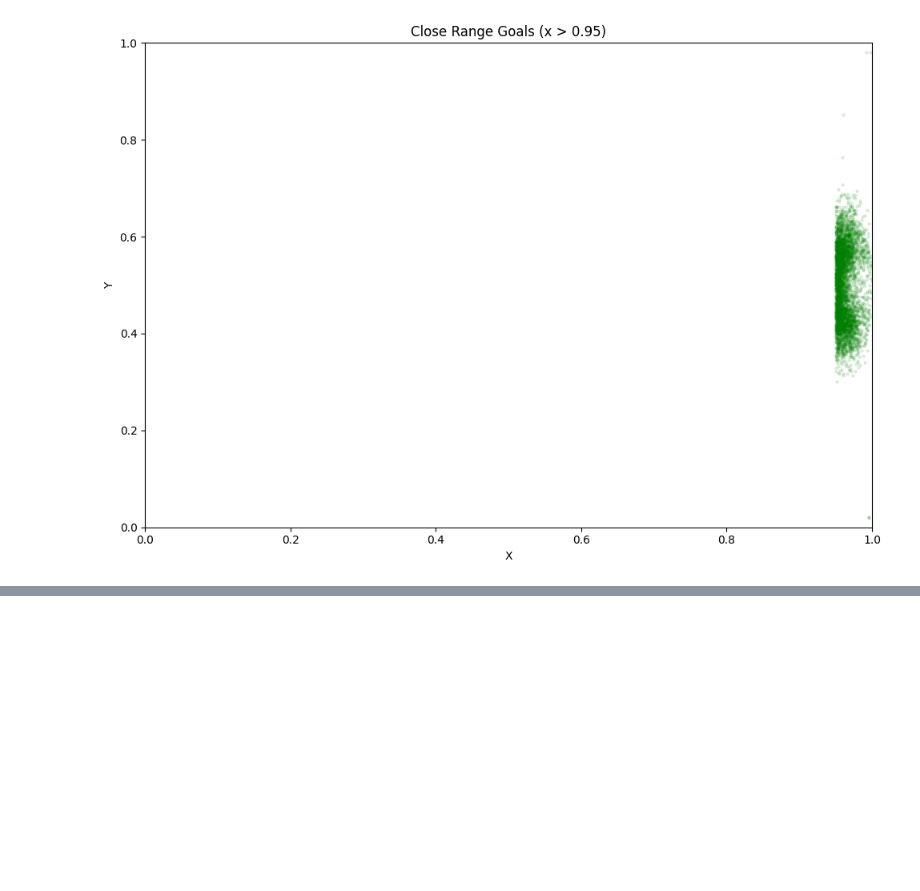
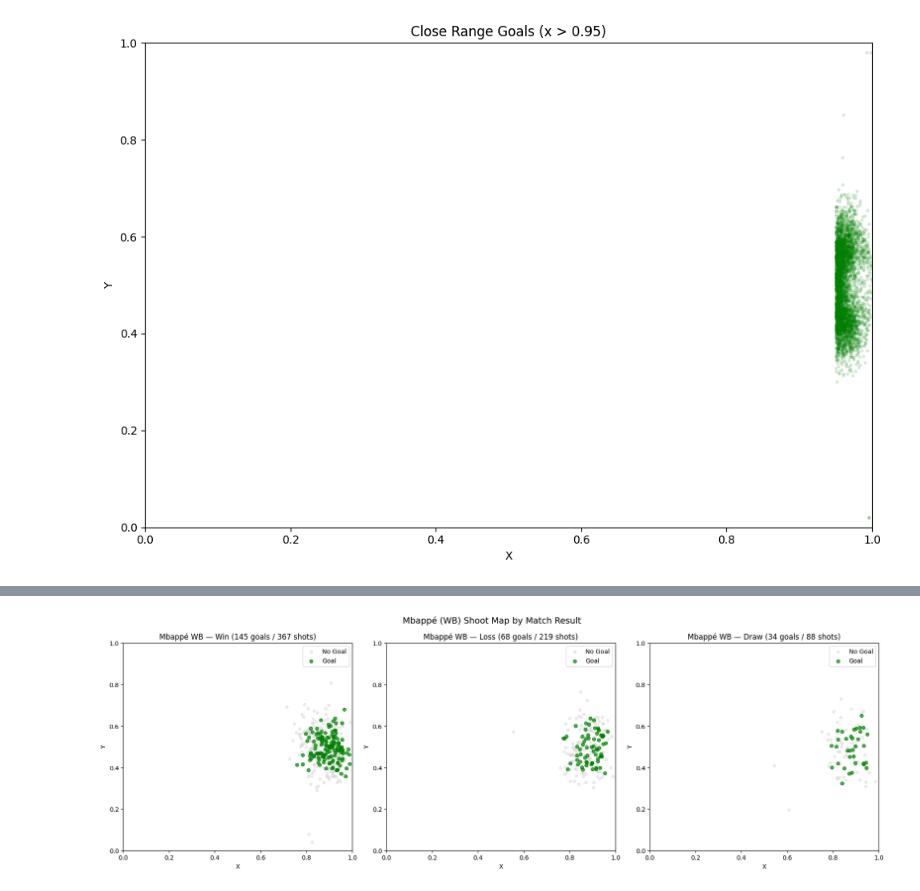
Before and after one commit to rubyoobeen/fc-matchmaking-analysis, a Jupyter notebook: notebooks/eda.ipynb, the cells around one changed output, grey strips where cells are left out. Cells and saved outputs as stored; diff of their text form; code cells hidden in the pictures; blank space fills up the shorter version.

```diff
--- a/notebooks/eda.ipynb
+++ b/notebooks/eda.ipynb
@@ -1132,7 +1001,7 @@ assist_y range: 0.0017 - 0.9958
 [figure]
 # %%
 # all shots colored by type (excluding type 13)
-all_shots_typed = pd.read_sql("""
+all_shoots_typed = pd.read_sql("""
     SELECT x, y, type
     FROM shoot_details
     WHERE type != 13
@@ -1152,7 +1021,7 @@ colors = {
 
 fig, ax = plt.subplots(figsize=(12, 8))
 
-for shot_type, group in all_shots_typed.groupby("type"):
+for shot_type, group in all_shoots_typed.groupby("type"):
     ax.scatter(
         group["x"], group["y"],
         c=colors.get(shot_type, "gray"),
@@ -1161,7 +1030,7 @@ for shot_type, group in all_shots_typed.groupby("type"):
         s=5
     )
 
-ax.set_title("All Shots by Type (excluding unknown type 13)")
+ax.set_title("All Shoots by Type (excluding unknown type 13)")
 ax.set_xlabel("X coordinate")
 ax.set_ylabel("Y coordinate")
 ax.legend(bbox_to_anchor=(1.05, 1.0), loc="upper left")
@@ -1197,0 +1143,44 @@ Avg Y: 0.4988
+# %%
+fig, axes = plt.subplots(1, 3, figsize=(18, 6))
+
+result_labels = {"win": "Win", "loss": "Loss", "draw": "Draw"}
+result_queries = {"win": "win", "loss": "loss", "draw": "draw"}
+
+for ax, (result_key, result_label) in zip(axes, result_labels.items()):
+    shoots = pd.read_sql(f"""
+        SELECT sd.x, sd.y, sd.result
+        FROM shoot_details sd
+        JOIN players p
+            ON sd.match_id = p.match_id
+            AND sd.ouid = p.ouid
+            AND sd.sp_id = p.sp_id
+        JOIN match_details md
+            ON sd.match_id = md.match_id
+            AND sd.ouid = md.ouid
+        WHERE p.player_id = '231747'
+        AND p.season_prefix = 836
+        AND md.result = '{result_key}'
+    """, conn)
+
+    # non-goals first
+    non_goals = shoots[shoots["result"] != 3]
+    ax.scatter(non_goals["x"], non_goals["y"],
+               c="lightgray", alpha=0.4, s=20, label="No Goal")
+
+    # goals on top
+    goals = shoots[shoots["result"] == 3]
+    ax.scatter(goals["x"], goals["y"],
+               c="green", alpha=0.7, s=30, label="Goal")
+
+    ax.set_title(f"Mbappé WB — {result_label} ({len(goals)} goals / {len(shoots)} shots)")
+    ax.set_xlim(0, 1)
+    ax.set_ylim(0, 1)
+    ax.set_xlabel("X")
+    ax.set_ylabel("Y")
+    ax.legend()
+
+plt.suptitle("Mbappé (WB) Shoot Map by Match Result", fontsize=14)
+plt.tight_layout()
+plt.show()
+# %% [output]
+[figure, added]
```
Also changed, not shown: parts of 9 cells of this notebook.
